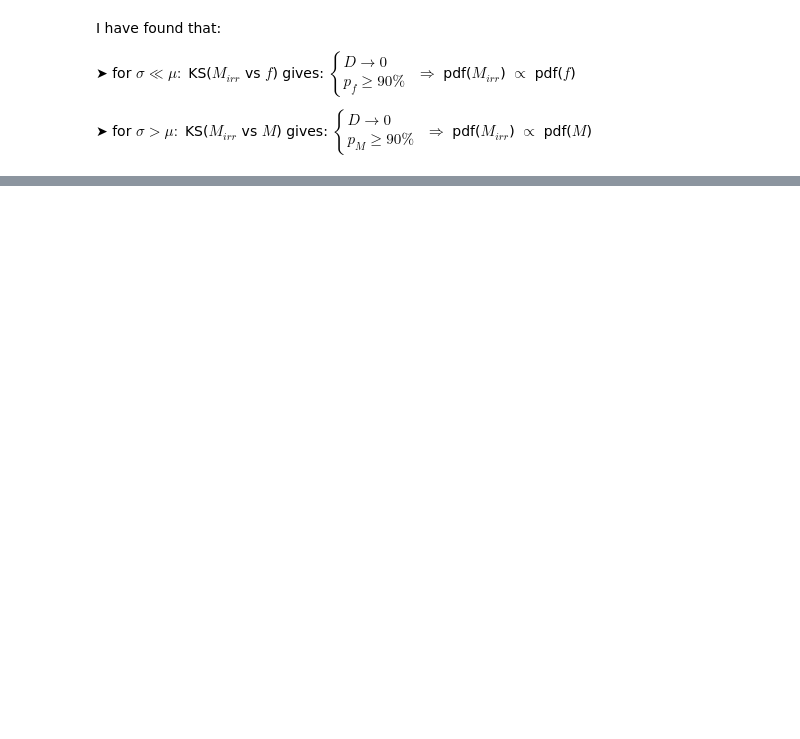
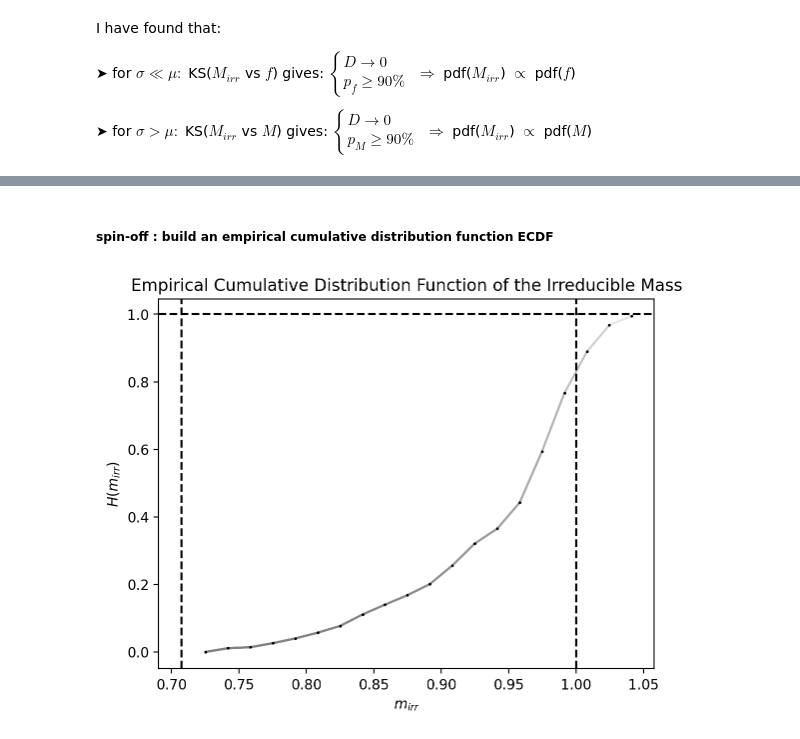
Before and after one commit to olghyn/ASTROSTATS, a Jupyter notebook: L07.ipynb, the cells around one changed output, grey strips where cells are left out. Saved outputs shown, nothing was run; the diff lists cells and outputs as text; code cells hidden in the pictures; blank space fills up the shorter version.

```diff
--- a/L07.ipynb
+++ b/L07.ipynb
@@ -361,0 +369,2 @@ plt.show()
+# %% [markdown]
+##### spin-off : build an empirical cumulative distribution function ECDF
@@ -362,3 +377,21 @@ plt.show()
+# %%
+x_i = []
+y_i = []
+
+for i in range(ecdf.shape[0]):
+    plt.scatter(x[i], np.sum(y[:i])/y_tot,s=1,color='k', zorder=1)
+    x_i.append(x[i])
+    y_i.append(np.sum(y[:i])/y_tot)
+    plt.plot(x_i,y_i, color='gray', zorder=0, alpha=0.2)
+plt.axvline(1/2**0.5, color='k', linestyle='dashed')
+plt.axvline(1, color='k', linestyle='dashed')
+plt.axhline(1, color='k', linestyle='dashed')
+plt.xlabel("$m_{irr}$")
+plt.ylabel("$H(m_{irr})$")
+plt.title("Empirical Cumulative Distribution Function of the Irreducible Mass")
+plt.show()
+# %% [output]
+[figure, added]
 # %%
 def integrand(f,x):
     return ((2/np.pi)**0.5 / sigma ) * np.exp(-(x/f -1)**2 /(2*sigma**2)) * (2*f**2-1)/(1 - f**2)**0.5 / f
```
Also changed, not shown: parts of 18 cells of this notebook.
